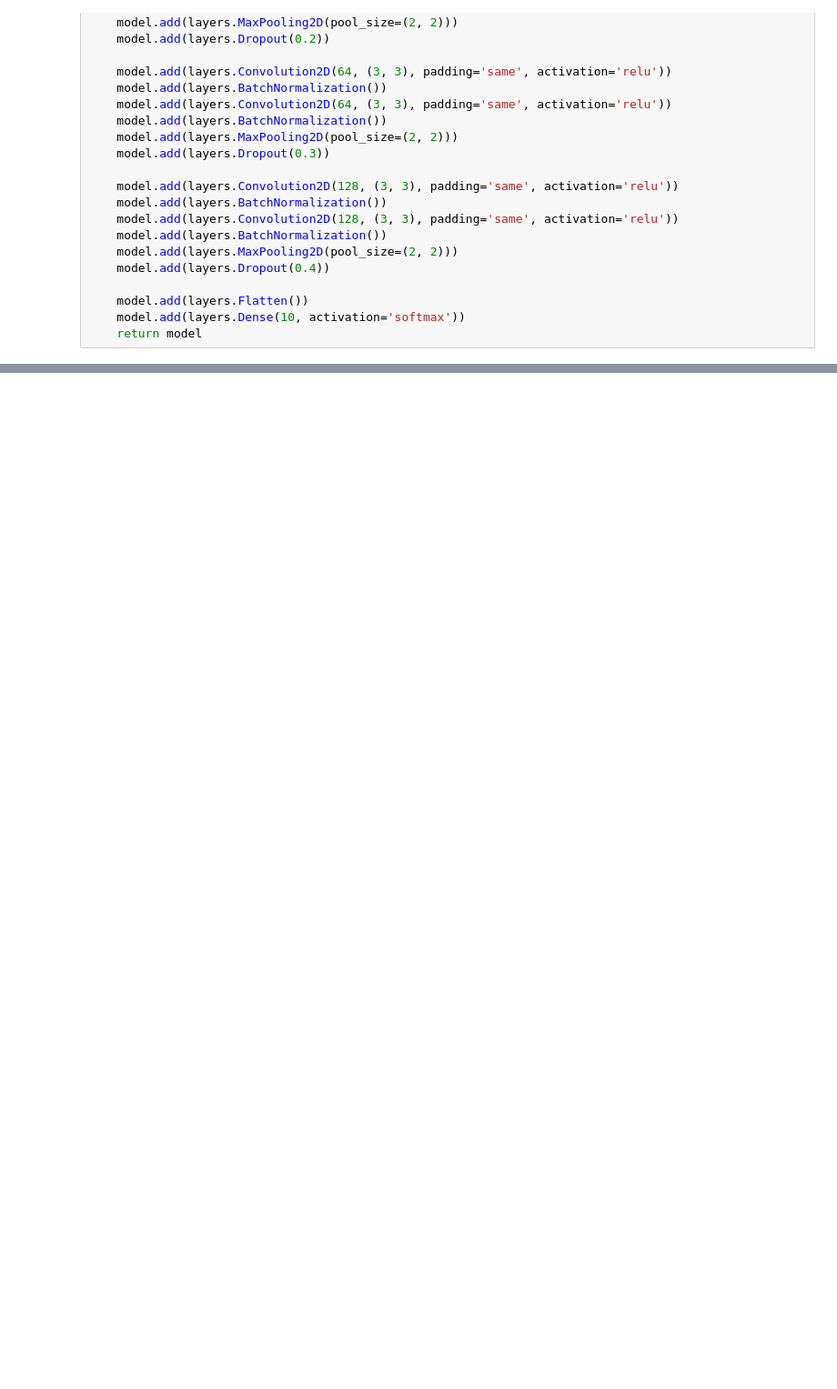
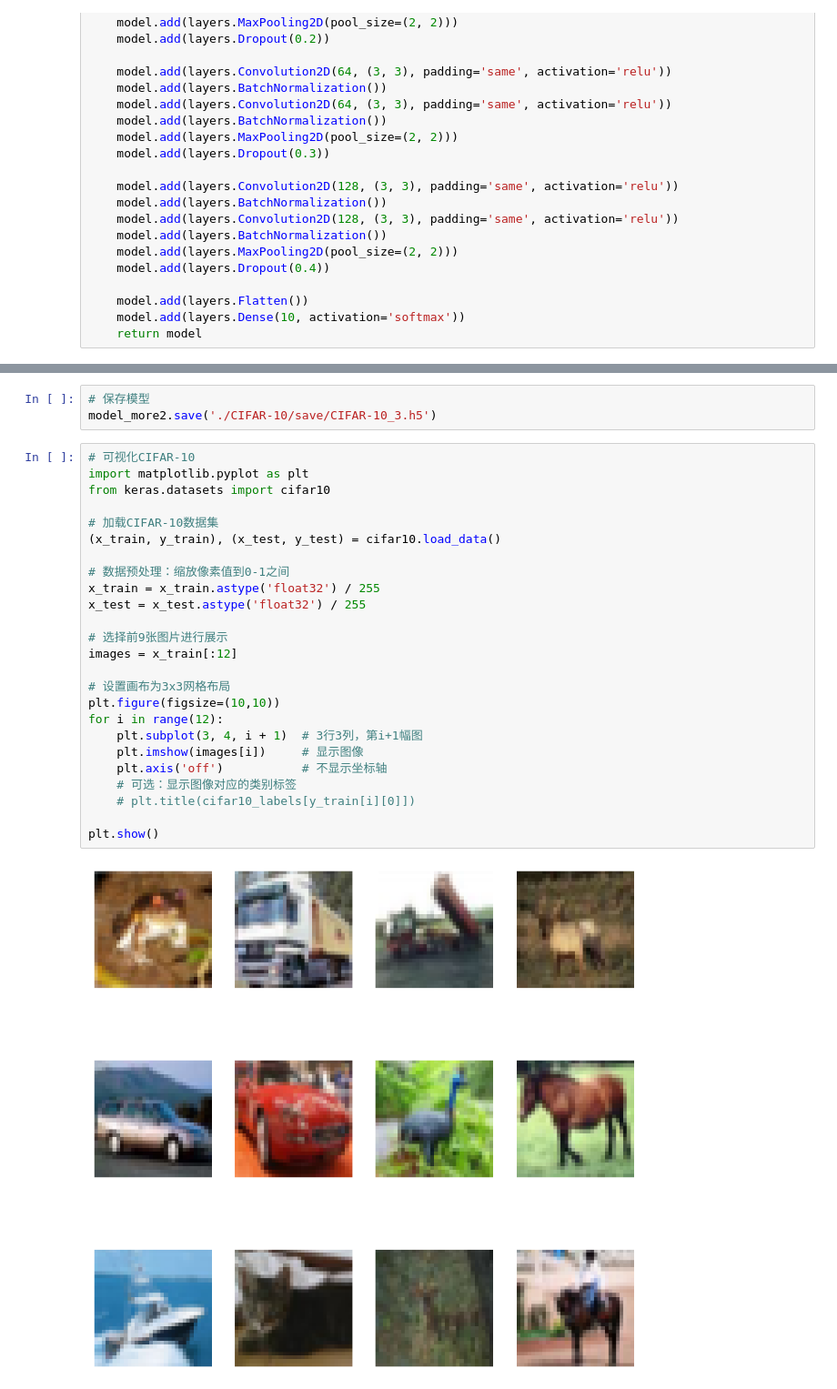
Before and after one commit to jiangsong625/MachineLearning, a Jupyter notebook: StudyNotes/CIFAR-10.ipynb, the cells around one changed output, grey strips where cells are left out. Shown: that part at 91% size. Saved outputs shown, nothing was run; the diff lists cells and outputs as text; blank space fills up the shorter version.

```diff
--- a/StudyNotes/CIFAR-10.ipynb
+++ b/StudyNotes/CIFAR-10.ipynb
@@ -162,0 +269,30 @@ Test accuracy: 0.8422999978065491
+# %%
+# 保存模型
+model_more2.save('./CIFAR-10/save/CIFAR-10_3.h5')
+# %%
+# 可视化CIFAR-10
+import matplotlib.pyplot as plt
+from keras.datasets import cifar10
+
+# 加载CIFAR-10数据集
+(x_train, y_train), (x_test, y_test) = cifar10.load_data()
+
+# 数据预处理：缩放像素值到0-1之间
+x_train = x_train.astype('float32') / 255
+x_test = x_test.astype('float32') / 255
+
+# 选择前9张图片进行展示
+images = x_train[:12]
+
+# 设置画布为3x3网格布局
+plt.figure(figsize=(10,10))
+for i in range(12):
+    plt.subplot(3, 4, i + 1)  # 3行3列，第i+1幅图
+    plt.imshow(images[i])     # 显示图像
+    plt.axis('off')           # 不显示坐标轴
+    # 可选：显示图像对应的类别标签
+    # plt.title(cifar10_labels[y_train[i][0]])
+
+plt.show()
+# %% [output]
+[figure, added]
```
Also changed, not shown: parts of 17 cells of this notebook, 16 other files.
